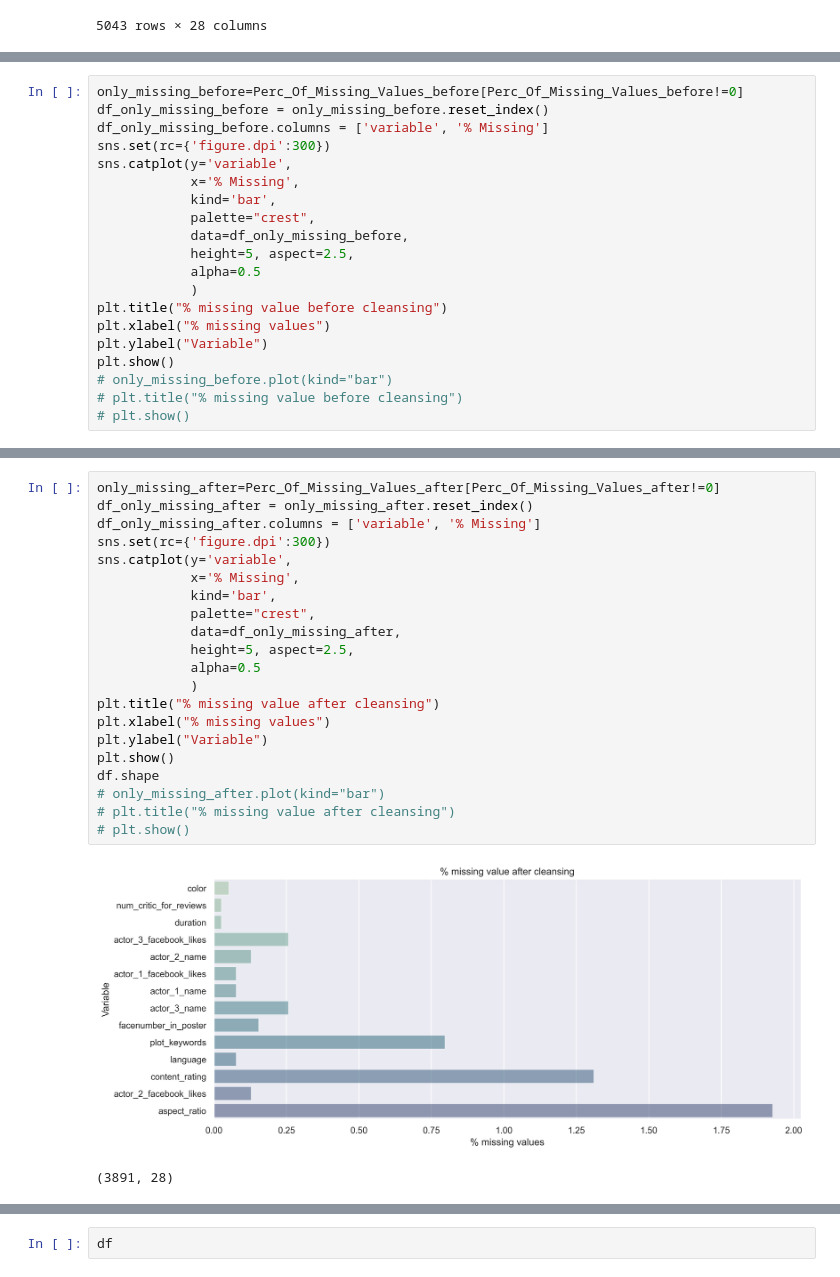
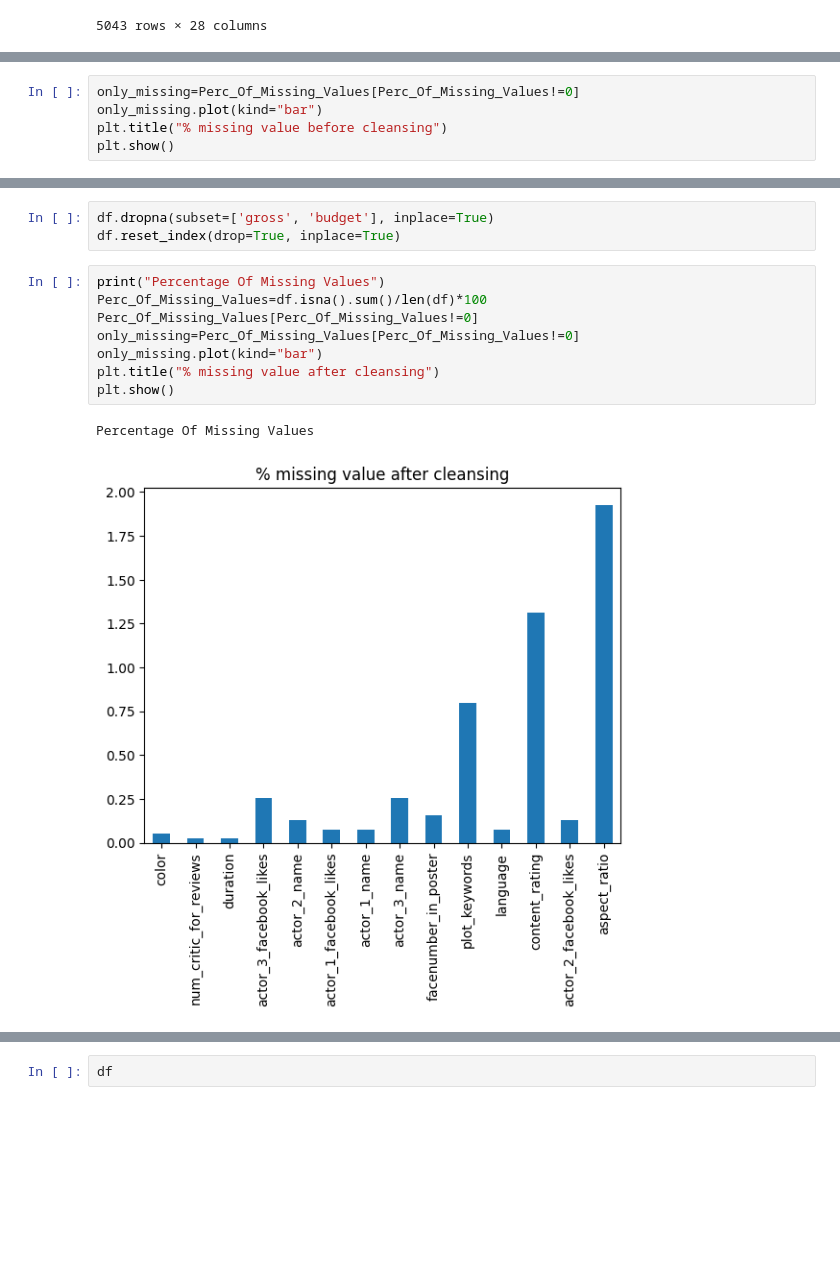
Before and after one commit to pongsapaks/DADS5001, a Jupyter notebook: IMDB.ipynb, the cells around one changed output, grey strips where cells are left out. Cells and saved outputs as stored; diff of their text form; blank space fills up the shorter version.

```diff
--- a/IMDB.ipynb
+++ b/IMDB.ipynb
@@ -57,23 +55,8 @@ actor_2_facebook_likes      0.257783
 aspect_ratio                6.523895
 dtype: float64
 # %%
-only_missing_before=Perc_Of_Missing_Values_before[Perc_Of_Missing_Values_before!=0]
-df_only_missing_before = only_missing_before.reset_index()
-df_only_missing_before.columns = ['variable', '% Missing']
-sns.set(rc={'figure.dpi':300})
-sns.catplot(y='variable',
-            x='% Missing',
-            kind='bar',
-            palette="crest",
-            data=df_only_missing_before,
-            height=5, aspect=2.5,
-            alpha=0.5
-            )
+only_missing=Perc_Of_Missing_Values[Perc_Of_Missing_Values!=0]
+only_missing.plot(kind="bar")
 plt.title("% missing value before cleansing")
-plt.xlabel("% missing values")
-plt.ylabel("Variable")
 plt.show()
-# only_missing_before.plot(kind="bar")
-# plt.title("% missing value before cleansing")
-# plt.show()
 # %% [output]
@@ -103,24 +64,14 @@ dtype: float64
+# %%
+df.dropna(subset=['gross', 'budget'], inplace=True)
+df.reset_index(drop=True, inplace=True)
 # %%
-only_missing_after=Perc_Of_Missing_Values_after[Perc_Of_Missing_Values_after!=0]
-df_only_missing_after = only_missing_after.reset_index()
-df_only_missing_after.columns = ['variable', '% Missing']
-sns.set(rc={'figure.dpi':300})
-sns.catplot(y='variable',
-            x='% Missing',
-            kind='bar',
-            palette="crest",
-            data=df_only_missing_after,
-            height=5, aspect=2.5,
-            alpha=0.5
-            )
+print("Percentage Of Missing Values")
+Perc_Of_Missing_Values=df.isna().sum()/len(df)*100
+Perc_Of_Missing_Values[Perc_Of_Missing_Values!=0]
+only_missing=Perc_Of_Missing_Values[Perc_Of_Missing_Values!=0]
+only_missing.plot(kind="bar")
 plt.title("% missing value after cleansing")
-plt.xlabel("% missing values")
-plt.ylabel("Variable")
 plt.show()
-df.shape
-# only_missing_after.plot(kind="bar")
-# plt.title("% missing value after cleansing")
-# plt.show()
 # %% [output]
+Percentage Of Missing Values
-[figure, old version]
+[figure, new version]
-(3891, 28)
```
Also changed, not shown: parts of 15 cells of this notebook.
